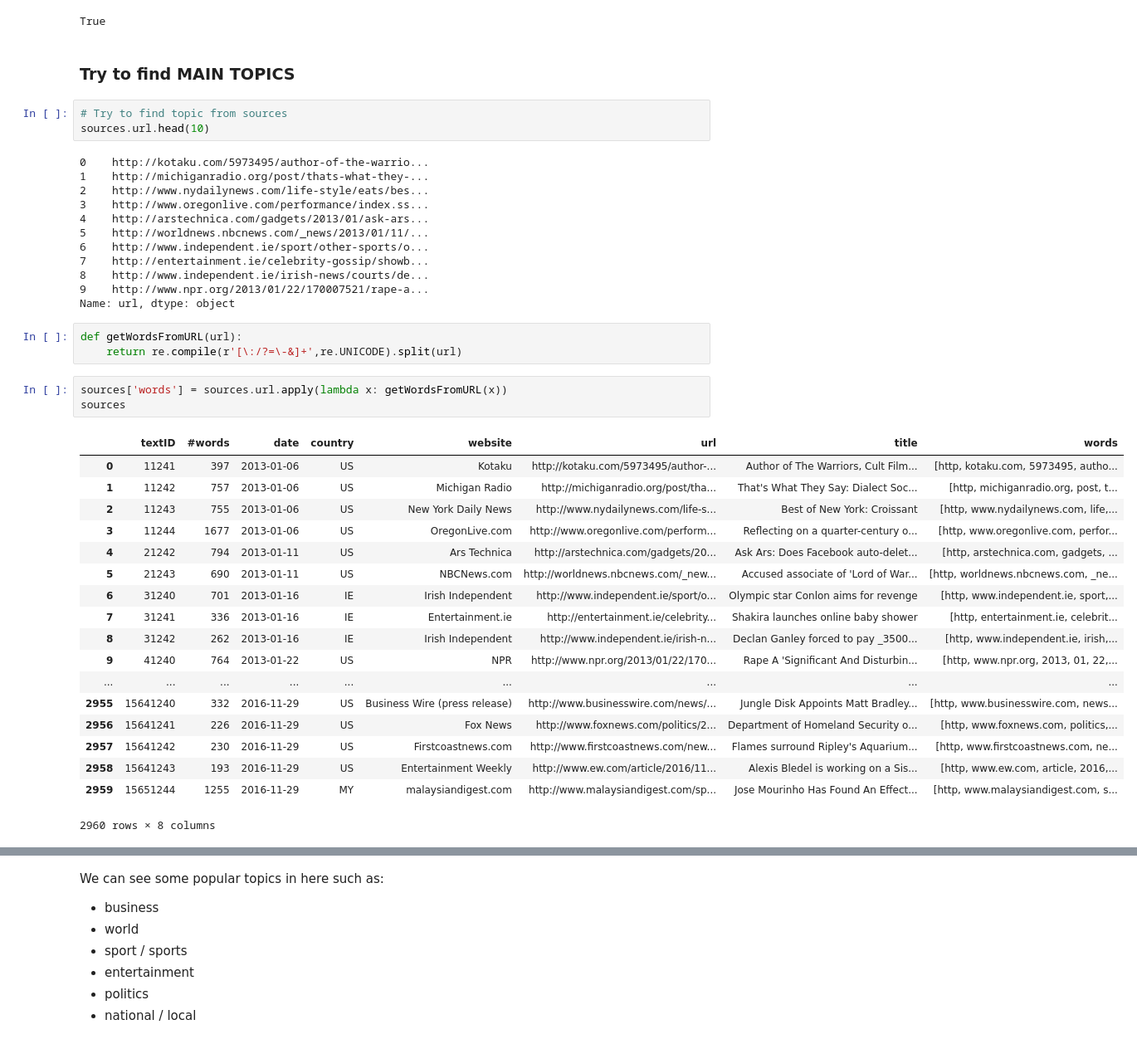
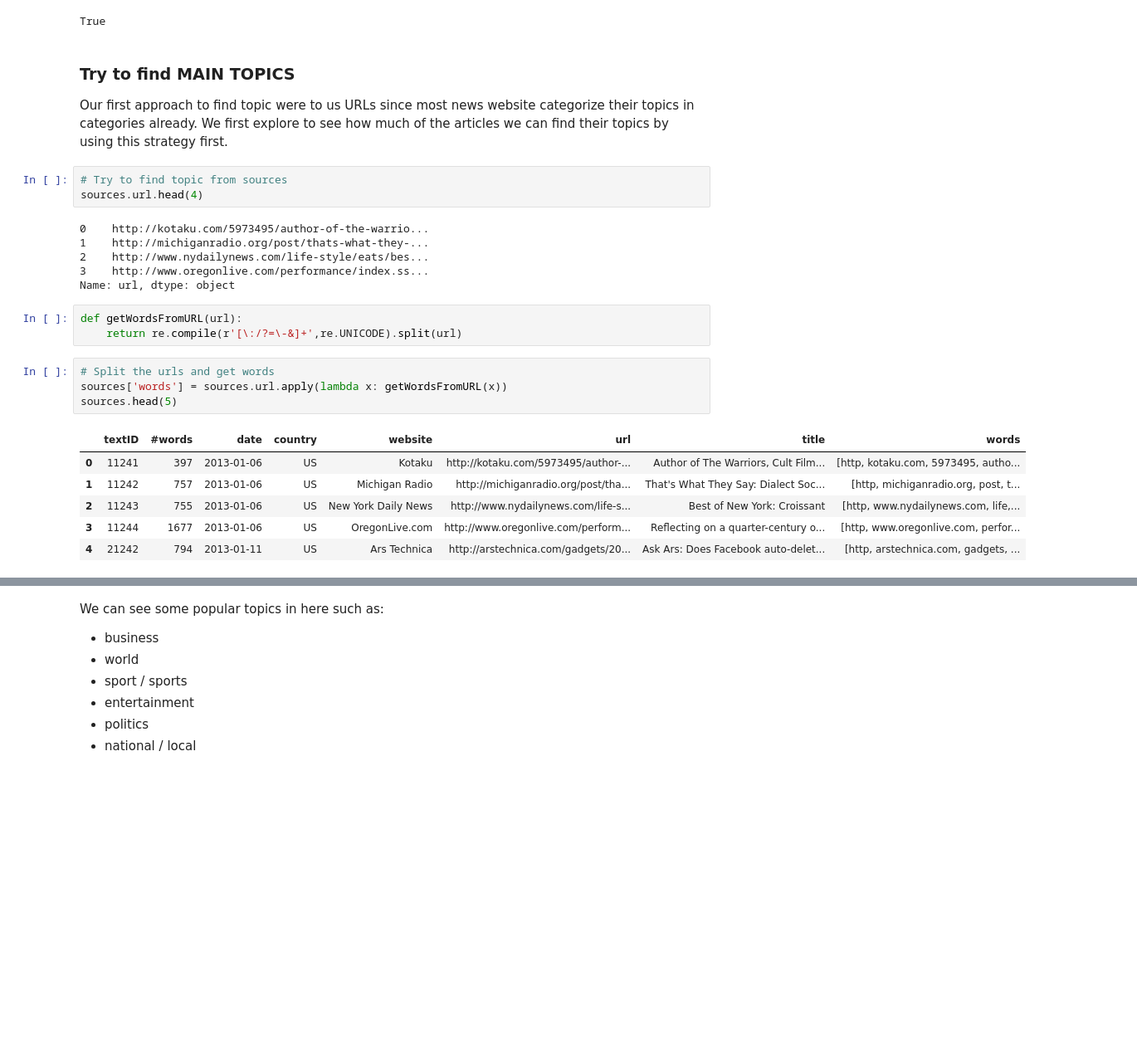
Before and after one commit to camligorkem/ADA_2018_Project, a Jupyter notebook: Source_data_exploration.ipynb, the cells around one changed output, grey strips where cells are left out. Shown at 83% size. Saved outputs shown, nothing was run; the diff lists cells and outputs as text; blank space fills up the shorter version.

```diff
--- a/Source_data_exploration.ipynb
+++ b/Source_data_exploration.ipynb
@@ -189,46 +203,31 @@ Name: textID, dtype: int64
 sources.url.is_unique
 # %% [output]
 True
-# %% [markdown]
-### Try to find MAIN TOPICS
+# %% [markdown]
+### Try to find MAIN TOPICS
+
+Our first approach to find topic were to us URLs since most news website categorize their topics in categories already. We first explore to see how much of the articles we can find their topics by using this strategy first.
 # %%
 # Try to find topic from sources
-sources.url.head(10)
+sources.url.head(4)
 # %% [output]
 0    http://kotaku.com/5973495/author-of-the-warrio...
 1    http://michiganradio.org/post/thats-what-they-...
 2    http://www.nydailynews.com/life-style/eats/bes...
 3    http://www.oregonlive.com/performance/index.ss...
-4    http://arstechnica.com/gadgets/2013/01/ask-ars...
-5    http://worldnews.nbcnews.com/_news/2013/01/11/...
-6    http://www.independent.ie/sport/other-sports/o...
-7    http://entertainment.ie/celebrity-gossip/showb...
-8    http://www.independent.ie/irish-news/courts/de...
-9    http://www.npr.org/2013/01/22/170007521/rape-a...
 Name: url, dtype: object
 # %%
 def getWordsFromURL(url):
     return re.compile(r'[\:/?=\-&]+',re.UNICODE).split(url)
 # %%
+# Split the urls and get words
 sources['words'] = sources.url.apply(lambda x: getWordsFromURL(x))
-sources
+sources.head(5)
 # %% [output]
 |  | textID | #words | date | country | website | url | title | words |
 | 0 | 11241 | 397 | 2013-01-06 | US | Kotaku | http://kotaku.com/5973495/author-... | Author of The Warriors, Cult Film... | [http, kotaku.com, 5973495, autho... |
 | 1 | 11242 | 757 | 2013-01-06 | US | Michigan Radio | http://michiganradio.org/post/tha... | That's What They Say: Dialect Soc... | [http, michiganradio.org, post, t... |
 | 2 | 11243 | 755 | 2013-01-06 | US | New York Daily News | http://www.nydailynews.com/life-s... | Best of New York: Croissant | [http, www.nydailynews.com, life,... |
 | 3 | 11244 | 1677 | 2013-01-06 | US | OregonLive.com | http://www.oregonlive.com/perform... | Reflecting on a quarter-century o... | [http, www.oregonlive.com, perfor... |
 | 4 | 21242 | 794 | 2013-01-11 | US | Ars Technica | http://arstechnica.com/gadgets/20... | Ask Ars: Does Facebook auto-delet... | [http, arstechnica.com, gadgets, ... |
-| 5 | 21243 | 690 | 2013-01-11 | US | NBCNews.com | http://worldnews.nbcnews.com/_new... | Accused associate of 'Lord of War... | [http, worldnews.nbcnews.com, _ne... |
-| 6 | 31240 | 701 | 2013-01-16 | IE | Irish Independent | http://www.independent.ie/sport/o... | Olympic star Conlon aims for revenge | [http, www.independent.ie, sport,... |
-| 7 | 31241 | 336 | 2013-01-16 | IE | Entertainment.ie | http://entertainment.ie/celebrity... | Shakira launches online baby shower | [http, entertainment.ie, celebrit... |
-| 8 | 31242 | 262 | 2013-01-16 | IE | Irish Independent | http://www.independent.ie/irish-n... | Declan Ganley forced to pay _3500... | [http, www.independent.ie, irish,... |
-| 9 | 41240 | 764 | 2013-01-22 | US | NPR | http://www.npr.org/2013/01/22/170... | Rape A 'Significant And Disturbin... | [http, www.npr.org, 2013, 01, 22,... |
-| ... | ... | ... | ... | ... | ... | ... | ... | ... |
-| 2955 | 15641240 | 332 | 2016-11-29 | US | Business Wire (press release) | http://www.businesswire.com/news/... | Jungle Disk Appoints Matt Bradley... | [http, www.businesswire.com, news... |
-| 2956 | 15641241 | 226 | 2016-11-29 | US | Fox News | http://www.foxnews.com/politics/2... | Department of Homeland Security o... | [http, www.foxnews.com, politics,... |
-| 2957 | 15641242 | 230 | 2016-11-29 | US | Firstcoastnews.com | http://www.firstcoastnews.com/new... | Flames surround Ripley's Aquarium... | [http, www.firstcoastnews.com, ne... |
-| 2958 | 15641243 | 193 | 2016-11-29 | US | Entertainment Weekly | http://www.ew.com/article/2016/11... | Alexis Bledel is working on a Sis... | [http, www.ew.com, article, 2016,... |
-| 2959 | 15651244 | 1255 | 2016-11-29 | MY | malaysiandigest.com | http://www.malaysiandigest.com/sp... | Jose Mourinho Has Found An Effect... | [http, www.malaysiandigest.com, s... |
-2960 rows × 8 columns
 # %%
```
Also changed, not shown: parts of 18 cells of this notebook, 2 other files.
